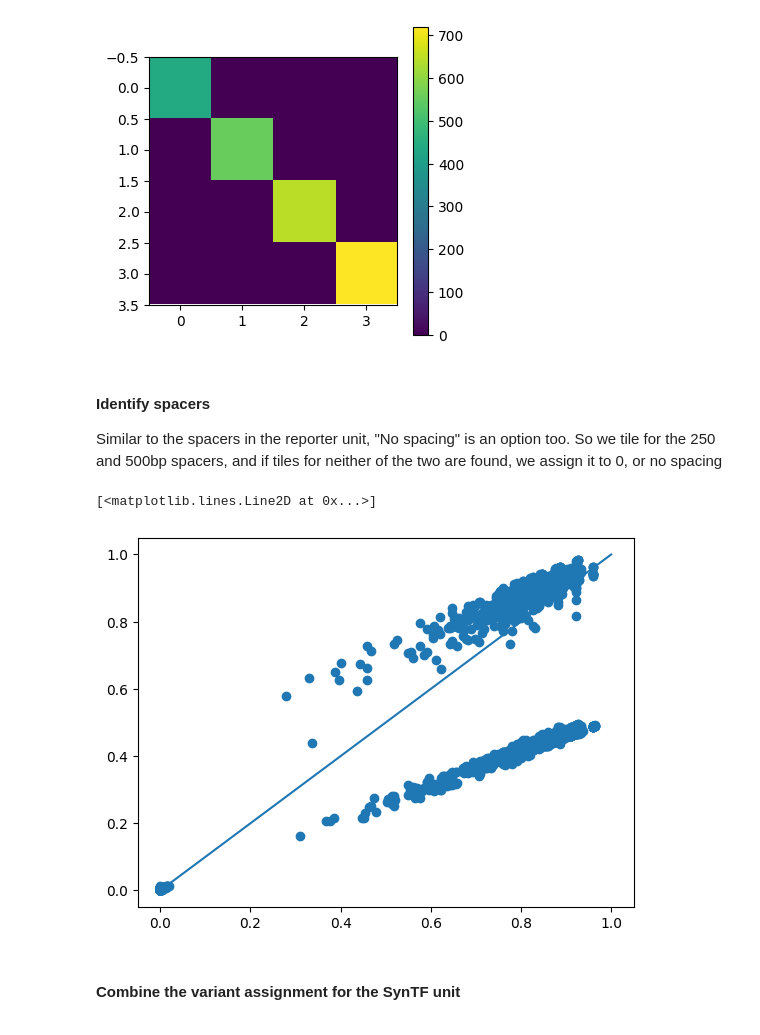
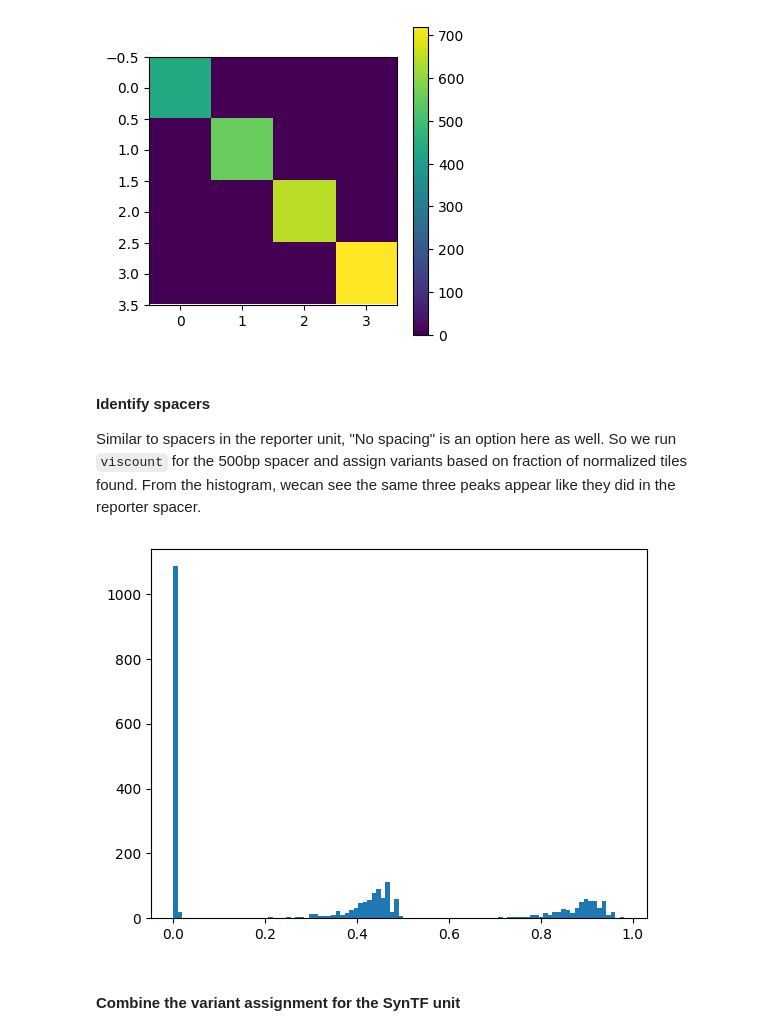
Before and after one commit to cbashorlab/WIMPY, a Jupyter notebook: wimpy_python/example_script_python.ipynb, the cells around one changed output. Drawn from its saved outputs; the diff is of its cells as text; code cells hidden in the pictures.

```diff
--- a/wimpy_python/example_script_python.ipynb
+++ b/wimpy_python/example_script_python.ipynb
@@ -297,34 +311,25 @@ plt.show()
 [figure]
 # %% [markdown]
 #### Identify spacers
-
-Similar to the spacers in the reporter unit, "No spacing" is an option too. So we tile for the 250 and 500bp spacers, and if tiles for neither of the two are found, we assign it to 0, or no spacing
+Similar to spacers in the reporter unit, "No spacing" is an option here as well. So we run `viscount` for the 500bp spacer and assign variants based on fraction of normalized tiles found. From the histogram, wecan see the same three peaks appear like they did in the reporter spacer.
 # %%
 # Analyze terminators using viscount
 spacer_ratios, spacer_nn = wp.viscount(
     tregions_synTF,
-    ref_seqs=spacers_100k,
+    ref_seqs=spacers_100k[1:2],
     thresh=0.4,
     tile_len=10,
     return_confusion_matrix=False,
     verbose=True
 )
 
-synTF_spacer_variants = np.zeros(len(spacer_ratios))
-synTF_spacer_variants[(spacer_ratios[:, 0] > 0.4) & (spacer_nn[:, 1] < 300)] = 0
-synTF_spacer_variants[spacer_nn[:, 1] > 300] = 1
+plt.hist(spacer_ratios, bins=100)
 
-#synTF_spacer_variants = np.argmax(spacer_ratios, axis=1) + 1
-#Any reads where none of the columns had at least 20% of reference tiles belongs to "no spacer", or 0
-#synTF_spacer_variants[np.all(spacer_ratios < 20, axis =1)] = 0
-
-#spacer_match_ratios[spacer_match_ratios < 0.2] = 0
-#spacer_variants = np.argmax(spacer_match_ratios, axis=1)
-plt.scatter(spacer_ratios[:, 0], spacer_ratios[:, 1])
-plt.plot([0, 1], [0, 1])
+synTF_spacer_variants = np.zeros(spacer_ratios.size)
+synTF_spacer_variants[((spacer_ratios > 0.2) & (spacer_ratios < 0.52))[:, 0]] = 1
+synTF_spacer_variants[((spacer_ratios > 0.52))[:, 0]] = 2
 # %% [output]
-[<matplotlib.lines.Line2D at 0x...>]
-[figure, old version]
+[figure, new version]
 # %% [markdown]
 #### Combine the variant assignment for the SynTF unit
 # %%
```
Also changed, not shown: parts of 17 cells of this notebook, 3 other files.
